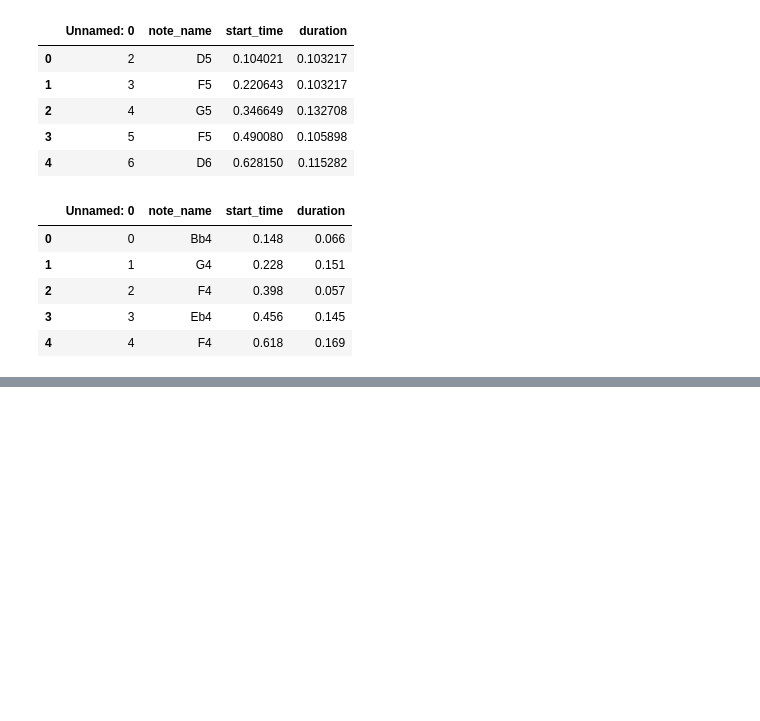
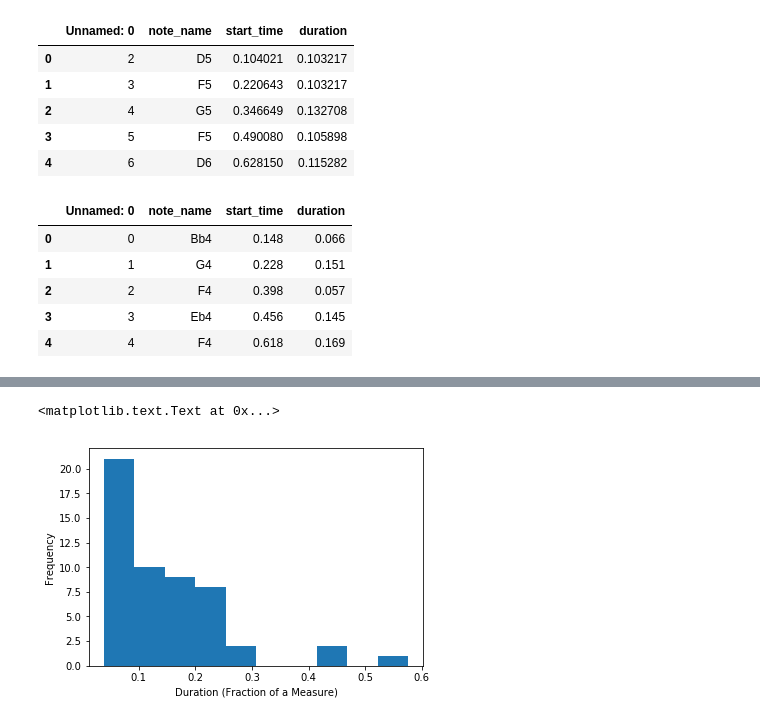
Before and after one commit to callaunchpad/JazzImprov, a Jupyter notebook: BennyCarter_JustFriends_Vis.ipynb, the cells around one changed output, grey strips where cells are left out. Saved outputs shown, nothing was run; the diff lists cells and outputs as text; code cells hidden in the pictures; blank space fills up the shorter version.

```diff
--- a/BennyCarter_JustFriends_Vis.ipynb
+++ b/BennyCarter_JustFriends_Vis.ipynb
@@ -53,0 +72,6 @@ joined_note_name.plot.bar(x = "note_name")
+# %%
+x2 = _output["duration"].plot.hist()
+x2.set_xlabel("Duration (Fraction of a Measure)")
+# %% [output]
+<matplotlib.text.Text at 0x...>
+[figure, added]
```
Also changed, not shown: parts of 8 cells of this notebook, 3 other files.
